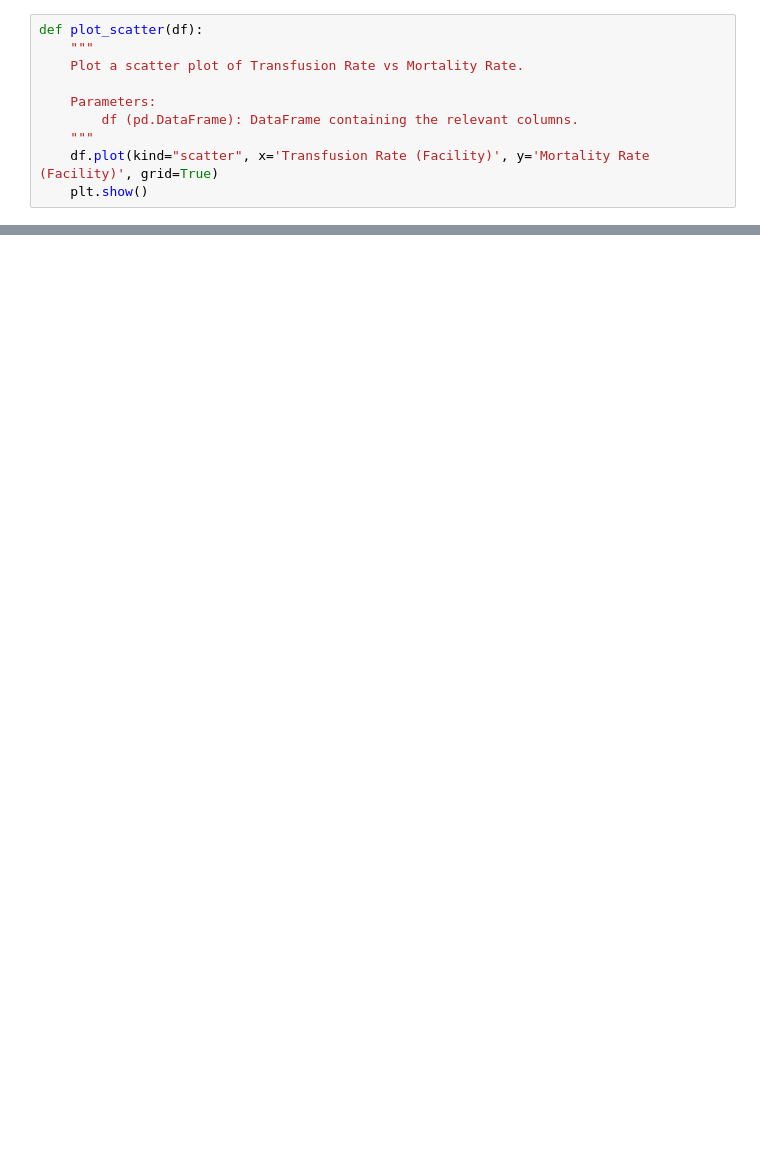
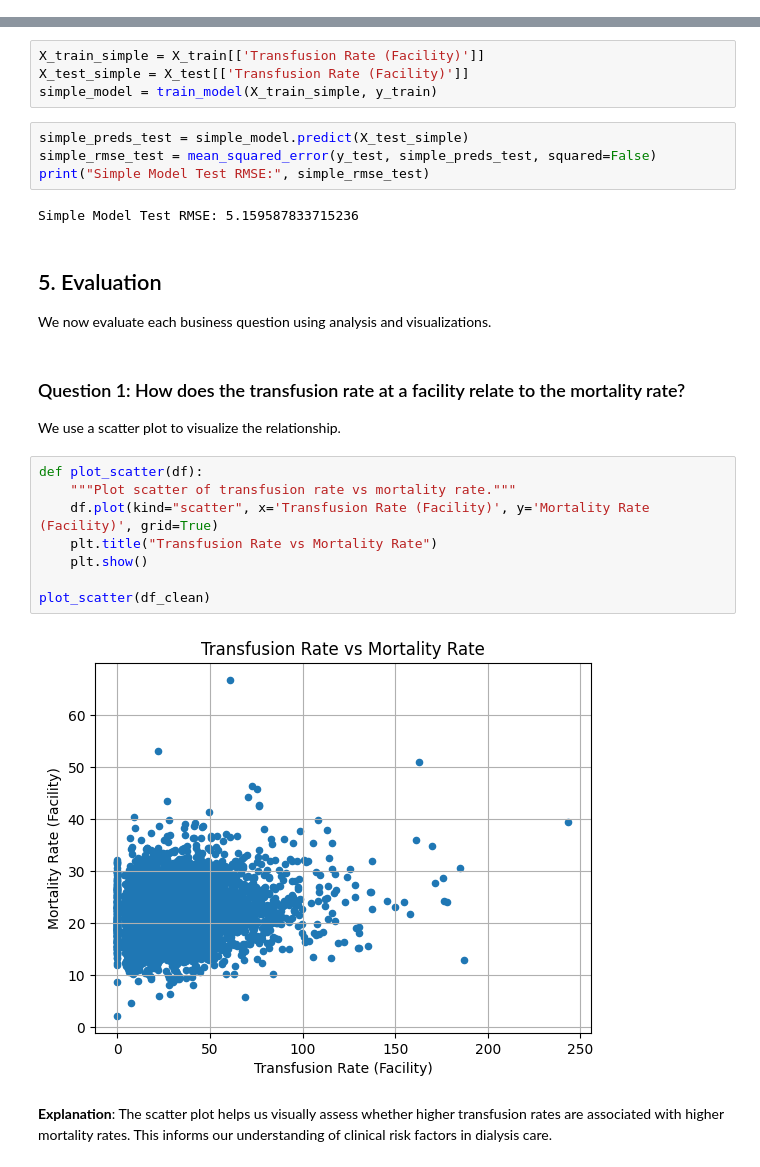
Before and after one commit to PBandCamJam/DialysisCare, a Jupyter notebook: Dialysis_Facility_Care.ipynb, the cells around one changed output, grey strips where cells are left out. Cells and saved outputs as stored; diff of their text form; blank space fills up the shorter version.

```diff
--- a/Dialysis_Facility_Care.ipynb
+++ b/Dialysis_Facility_Care.ipynb
@@ -47,10 +0,0 @@ def plot_histograms(df):
-# %%
-def plot_scatter(df):
-    """
-    Plot a scatter plot of Transfusion Rate vs Mortality Rate.
-
-    Parameters:
-        df (pd.DataFrame): DataFrame containing the relevant columns.
-    """
-    df.plot(kind="scatter", x='Transfusion Rate (Facility)', y='Mortality Rate (Facility)', grid=True)
-    plt.show()
@@ -177,0 +178,30 @@ Simple Model Test RMSE: 5.159587833715236
+# %%
+X_train_simple = X_train[['Transfusion Rate (Facility)']]
+X_test_simple = X_test[['Transfusion Rate (Facility)']]
+simple_model = train_model(X_train_simple, y_train)
+# %%
+simple_preds_test = simple_model.predict(X_test_simple)
+simple_rmse_test = mean_squared_error(y_test, simple_preds_test, squared=False)
+print("Simple Model Test RMSE:", simple_rmse_test)
+# %% [output]
+Simple Model Test RMSE: 5.159587833715236
+# %% [markdown]
+## 5. Evaluation
+
+We now evaluate each business question using analysis and visualizations.
+# %% [markdown]
+### Question 1: How does the transfusion rate at a facility relate to the mortality rate?
+
+We use a scatter plot to visualize the relationship.
+# %%
+def plot_scatter(df):
+    """Plot scatter of transfusion rate vs mortality rate."""
+    df.plot(kind="scatter", x='Transfusion Rate (Facility)', y='Mortality Rate (Facility)', grid=True)
+    plt.title("Transfusion Rate vs Mortality Rate")
+    plt.show()
+
+plot_scatter(df_clean)
+# %% [output]
+[figure, added]
+# %% [markdown]
+**Explanation**: The scatter plot helps us visually assess whether higher transfusion rates are associated with higher mortality rates. This informs our understanding of clinical risk factors in dialysis care.
```
Also changed, not shown: parts of 32 cells of this notebook.
